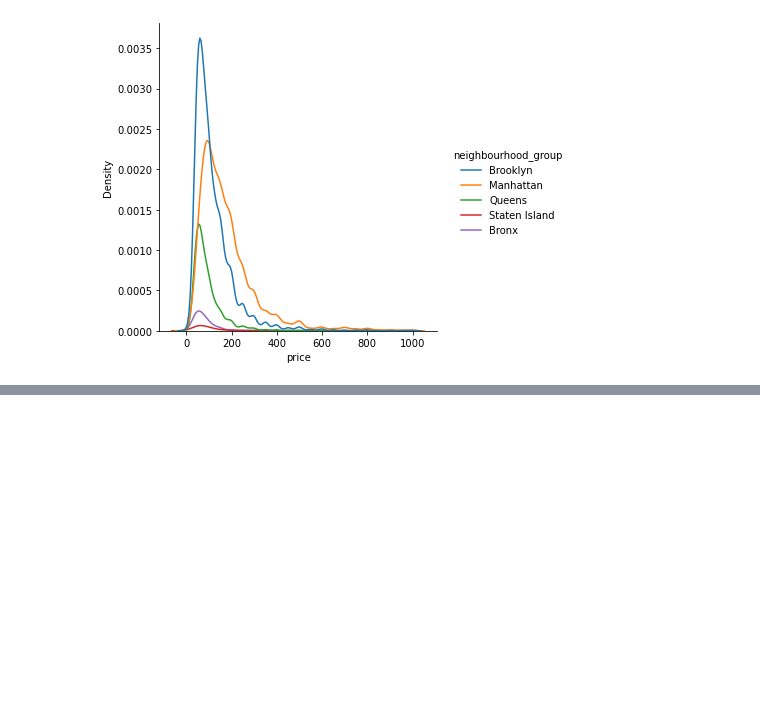
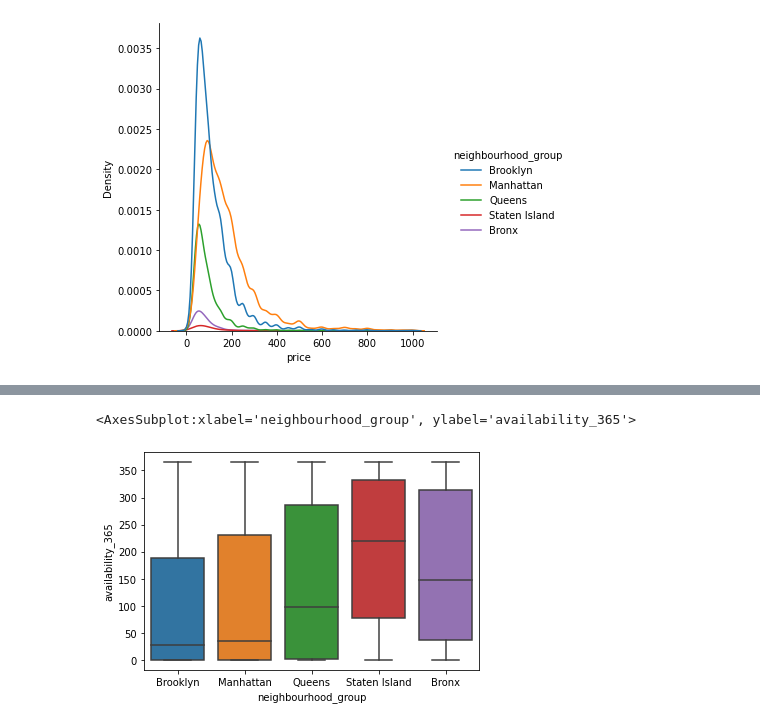
Before and after one commit to imnikhilanand/NYC-AirBNB-Open-Data-Analysis, a Jupyter notebook: notebooks/EDA.ipynb, the cells around one changed output, grey strips where cells are left out. Cells and saved outputs as stored; diff of their text form; code cells hidden in the pictures; blank space fills up the shorter version.

```diff
--- a/notebooks/EDA.ipynb
+++ b/notebooks/EDA.ipynb
@@ -178,0 +171,6 @@ numpy.int64
+# %%
+# availablility of properties region wise
+sns.boxplot(data = data, x="neighbourhood_group", y="availability_365")
+# %% [output]
+<AxesSubplot:xlabel='neighbourhood_group', ylabel='availability_365'>
+[figure, added]
```
Also changed, not shown: parts of 21 cells of this notebook.
